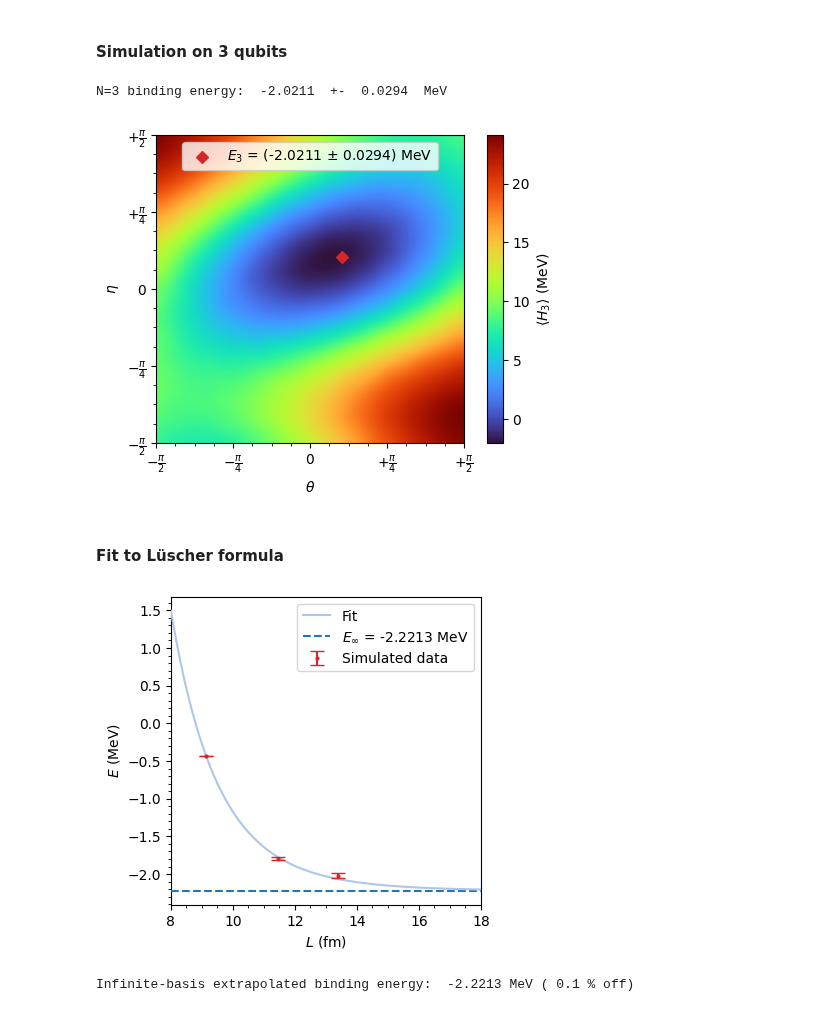
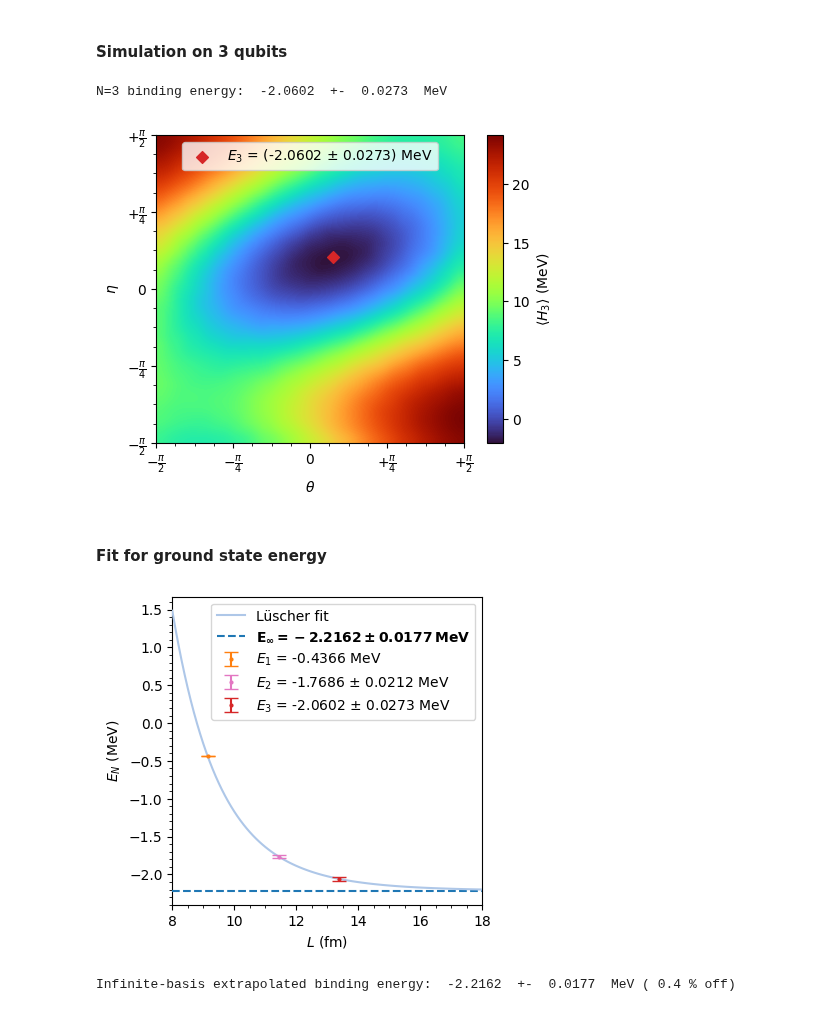
Before and after one commit to diegoscantam/2qubits, a Jupyter notebook: deuteron.ipynb, the cells around one changed output. Cells and saved outputs as stored; diff of their text form; code cells hidden in the pictures.

```diff
--- a/deuteron.ipynb
+++ b/deuteron.ipynb
@@ -548,52 +546,59 @@ ax.minorticks_on()
 plt.legend(loc = 'upper center')
 plt.xlabel("$\\theta$")
 plt.ylabel("$\\eta$")
-if save_fig:
-    plt.savefig("./plots/E_3.png")
 plt.show()
 # %% [output]
-N=3 binding energy:  -2.0211  +-  0.0294  MeV
+N=3 binding energy:  -2.0602  +-  0.0273  MeV
-[figure, old version]
+[figure, new version]
-# %% [markdown]
-#### Fit to Lüscher formula
+# %% [markdown]
+#### Fit for ground state energy
 # %%
 # List of trial energies
 E_data = np.array([E_1_ex, E_2, E_3])
 dE_data = np.array([0.001, dE_2, dE_3])
 # Effective hard-wall radius for N=1, N=2 & N=3
 L = np.array([9.14, 11.45, 13.38])  # fm
 
 # Harmonic oscillator variant of Lüscher formula
 #   k: bound state momentum fm^(-1)
 #   gamma: asymptotic normalization coefficient fm^(-1/2)
 def luscher(l, k, gamma):
     return -(hbar_c*hbar_c*k*k/(2*mu))*(1 - 2*gamma*gamma*np.exp(-2*k*l)/k - 4*(gamma**4)*l*np.exp(-4*k*l)/k)
             #hbar_c*hbar_c*k*gamma*gamma*(1- gamma*gamma/k - (gamma**4)/(4*k*k) + 2*w*k*(gamma**4))*np.exp(-4*k*l)/mu
 
 # Fit to k and gamma
-[k, gamma], cov = curve_fit(luscher, L, E_data, sigma = dE_data)
+[k, gamma], cov = curve_fit(luscher, L, E_data, sigma = dE_data, absolute_sigma = True)
+[dk, dgamma] = np.sqrt(np.diag(cov))
+E_gs = -hbar_c*hbar_c*k*k/(2*mu)
+dE_gs = hbar_c*hbar_c*k*dk/mu
+#print(k, dk, gamma, dgamma)
 
 # Fit plot
-E_exact = -2.22 #MeV
+E_exact = -2.2245 #MeV
 ll = np.arange(8,18.0001,0.1)
-lbl = '$E_\infty$ = ' + str(round(-hbar_c*hbar_c*k*k/(2*mu),4)) + ' MeV'
-lbl1 = 'Simulated data'
+lbl = '$\\bf{E_\infty = ' + str(round(E_gs,4))  + ' \pm ' + str(round(dE_gs,4)) +'\,MeV}$'
+lbl1 = '$E_1$ = ' + str(round(E_1_ex,4)) + ' MeV'
+lbl2 = '$E_2$ = ' + str(round(E_2,4)) + ' $\pm$ ' + str(round(dE_2,4)) + ' MeV'
+lbl3 = '$E_3$ = ' + str(round(E_3,4)) + ' $\pm$ ' + str(round(dE_3,4))+ ' MeV'
 cmap = plt.get_cmap('tab20')
+cmap2 = plt.get_cmap('tab20b')
 w = 4
 h = 4
 plt.figure(figsize=(w,h))
-plt.errorbar(L, E_data, dE_data, color = cmap(6),fmt="o", ms=2, capsize = 5, zorder=5, linestyle = 'none',label = lbl1)
-plt.plot(ll, luscher(ll, k, gamma), color = cmap(1), zorder= 4, label= 'Fit')
+plt.plot(ll, luscher(ll, k, gamma), color = cmap(1), zorder= 4, label= 'Lüscher fit')
 plt.plot(ll, -hbar_c*hbar_c*k*k/(2*mu)*np.ones(len(ll)), '--', color = cmap(0), zorder = 3, label = lbl)
+plt.errorbar(L[0], E_data[0], dE_data[0], color = cmap(2),fmt="o", ms=2, capsize = 5, zorder=5, linestyle = 'none',label = lbl1)
+plt.errorbar(L[1], E_data[1], dE_data[1], color = cmap(12),fmt="o", ms=2, capsize = 5, zorder=5, linestyle = 'none',label = lbl2)
+plt.errorbar(L[2], E_data[2], dE_data[2], color = cmap(6),fmt="o", ms=2, capsize = 5, zorder=5, linestyle = 'none',label = lbl3)
 plt.legend()
 plt.xlim(ll.min(), ll.max())
 plt.minorticks_on()
 plt.xlabel('$L$ (fm)')
-plt.ylabel('$E$ (MeV)')
+plt.ylabel('$E_N$ (MeV)')
 plt.show()
 # Results
-E_gs_0 = -hbar_c*hbar_c*k*k/(2*mu)
-print('Infinite-basis extrapolated binding energy: ', round(E_gs_0,4), 'MeV (', round(np.abs(100*(E_exact -E_gs_0)/E_exact),1),'% off)' )
+print('Infinite-basis extrapolated binding energy: ', round(E_gs,4), ' +- ', round(dE_gs,4),\
+        ' MeV (', round(np.abs(100*(E_exact -E_gs)/E_exact),1),'% off)' )
 # %% [output]
-[figure, old version]
+[figure, new version]
-Infinite-basis extrapolated binding energy:  -2.2213 MeV ( 0.1 % off)
+Infinite-basis extrapolated binding energy:  -2.2162  +-  0.0177  MeV ( 0.4 % off)
```
Also changed, not shown: parts of 4 cells of this notebook, 4 other files.
